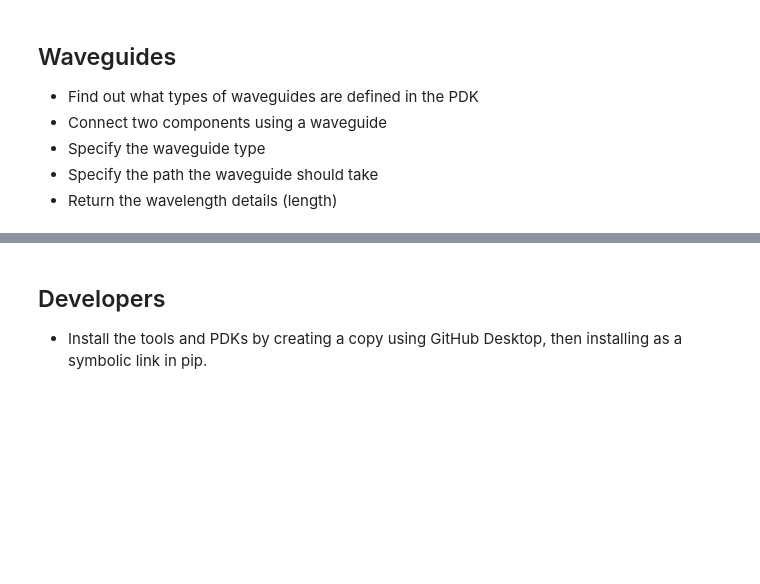
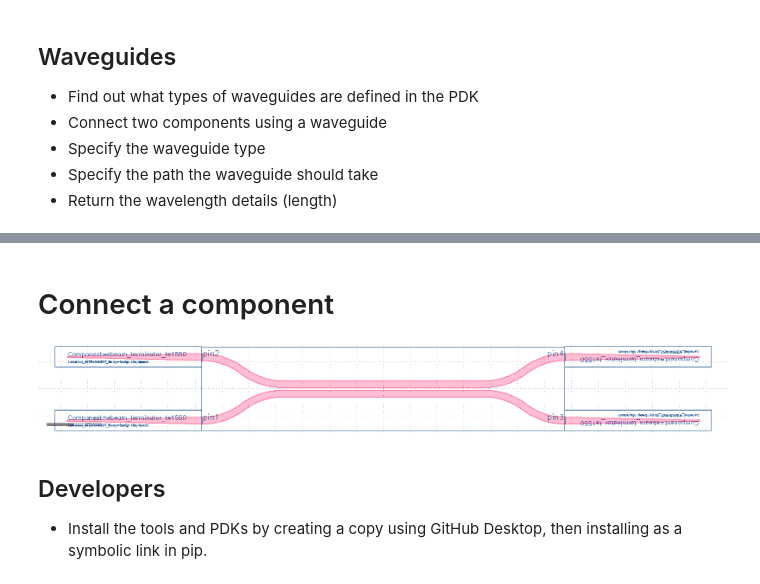
Before and after one commit to SiEPIC/SiEPIC-Tools, a Jupyter notebook: Documentation/KLayout-SiEPIC-Tools Python Programming.ipynb, the cells around one changed output, grey strips where cells are left out. Drawn from its saved outputs; the diff is of its cells as text; code cells hidden in the pictures; blank space fills up the shorter version.

```diff
--- a/Documentation/KLayout-SiEPIC-Tools Python Programming.ipynb
+++ b/Documentation/KLayout-SiEPIC-Tools Python Programming.ipynb
@@ -159,3 +172,19 @@ Message from klive: {"version": "0.2.2", "type": "open", "file": "/var/folders/2
+# %% [markdown]
+# Connect a component
+# %%
+from SiEPIC.utils import create_cell2
+cell_terminator = create_cell2(ly, 'ebeam_terminator_te1550', 'EBeam')
+
+# Add terminators
+from SiEPIC.scripts import connect_cell
+connect_cell(inst_dc, 'pin1', cell_terminator, 'opt1')
+connect_cell(inst_dc, 'pin2', cell_terminator, 'opt1')
+connect_cell(inst_dc, 'pin3', cell_terminator, 'opt1')
+connect_cell(inst_dc, 'pin4', cell_terminator, 'opt1')
+
+topcell.plot() # in the browser
+# %% [output]
+[figure, added]
 # %% [markdown]
 ## Developers
 - Install the tools and PDKs by creating a copy using GitHub Desktop, then installing as a symbolic link in pip.
```
Also changed, not shown: parts of 6 cells of this notebook.
